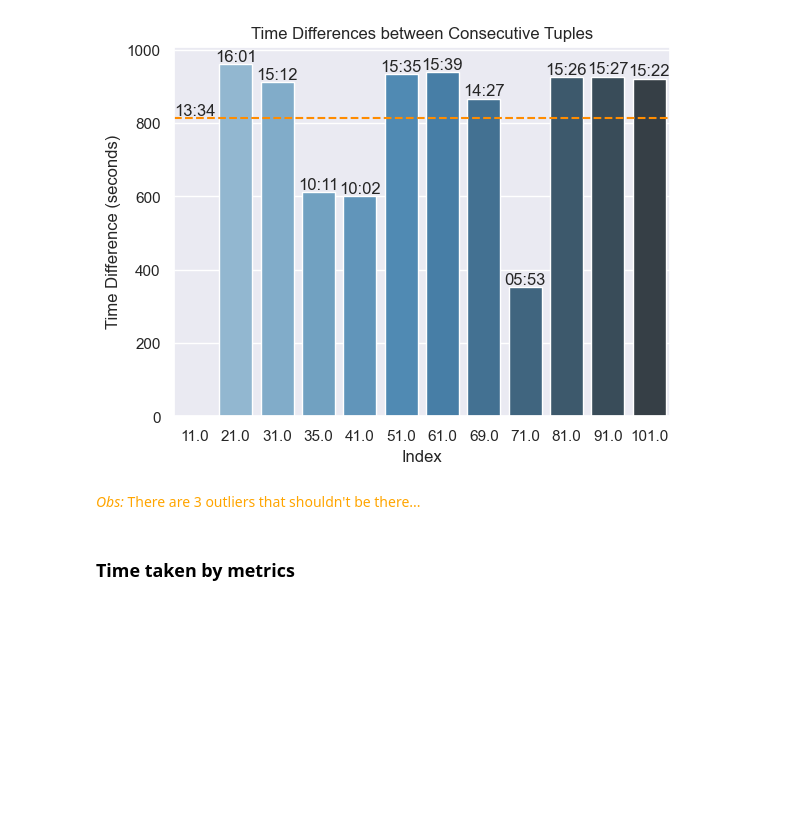
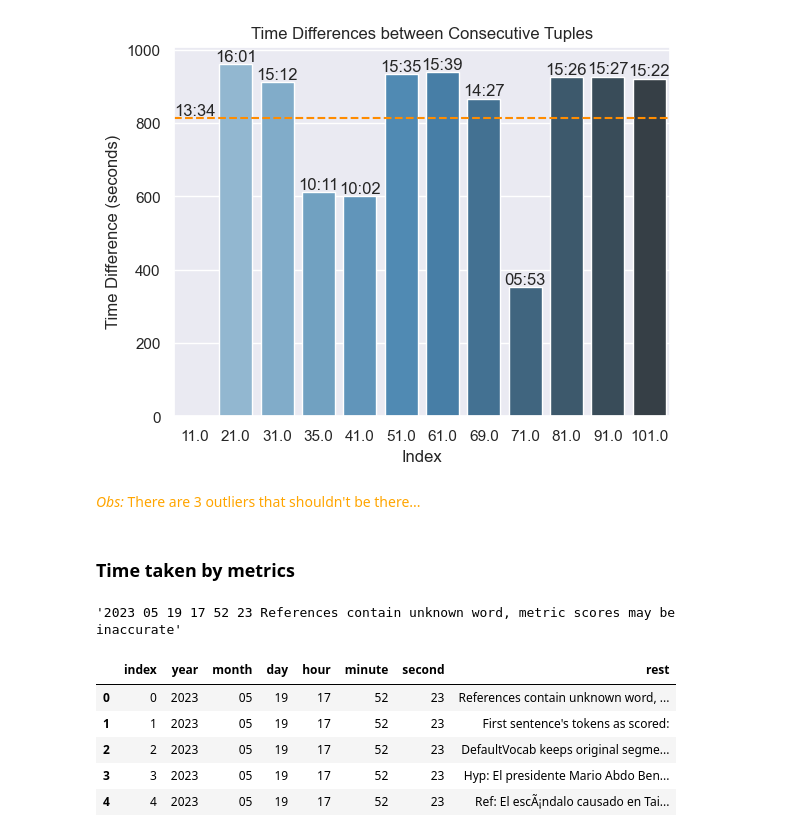
Before and after one commit to baladon-lucas-pardinas/NMT-Translation-gn-es, a Jupyter notebook: notebooks/tests.ipynb, the cells around one changed output. Drawn from its saved outputs; the diff is of its cells as text; code cells hidden in the pictures; blank space fills up the shorter version.

```diff
--- a/notebooks/tests.ipynb
+++ b/notebooks/tests.ipynb
@@ -274,3 +277,11 @@ plot_time_diff(log_dataframe, 'epoch', 'time_diff_sec')
 <font color='orange'>*Obs:* There are 3 outliers that shouldn't be there...</font>
 # %% [markdown]
 ### **Time taken by metrics**
+# %%
+log_time_regex = r'''
+    \[(\d{4})-(\d{2})-(\d{2})\s(\d{2}):(\d{2}):(\d{2})\]\s
+    \[valid\]\s
+    (.+)
+'''
+
+log_time_regex = re.compile(log_time_regex, re.VERBOSE)
@@ -277,3 +290,7 @@ plot_time_diff(log_dataframe, 'epoch', 'time_diff_sec')
+# %%
+' '.join(time_lines[0])
+# %% [output]
+'2023 05 19 17 52 23 References contain unknown word, metric scores may be inaccurate'
 # %%
 def create_log_metric_dataframe(parsed_lines, debug=False):
     # type: (list[tuple[str, str, str, str, str, str]], bool) -> pd.DataFrame
@@ -307,0 +313,9 @@ def create_log_metric_dataframe(parsed_lines, debug=False):
+# %%
+log_metric_dataframe.head()
+# %% [output]
+|  | index | year | month | day | hour | minute | second | rest |
+| 0 | 0 | 2023 | 05 | 19 | 17 | 52 | 23 | References contain unknown word, ... |
+| 1 | 1 | 2023 | 05 | 19 | 17 | 52 | 23 | First sentence's tokens as scored: |
+| 2 | 2 | 2023 | 05 | 19 | 17 | 52 | 23 | DefaultVocab keeps original segme... |
+| 3 | 3 | 2023 | 05 | 19 | 17 | 52 | 23 | Hyp: El presidente Mario Abdo Ben... |
+| 4 | 4 | 2023 | 05 | 19 | 17 | 52 | 23 | Ref: El escÃ¡ndalo causado en Tai... |
```
Also changed, not shown: parts of 13 cells of this notebook.
